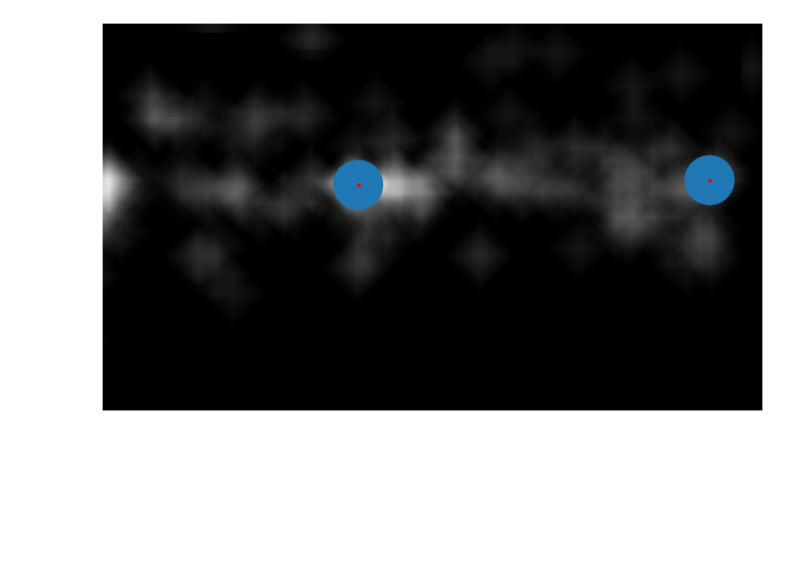
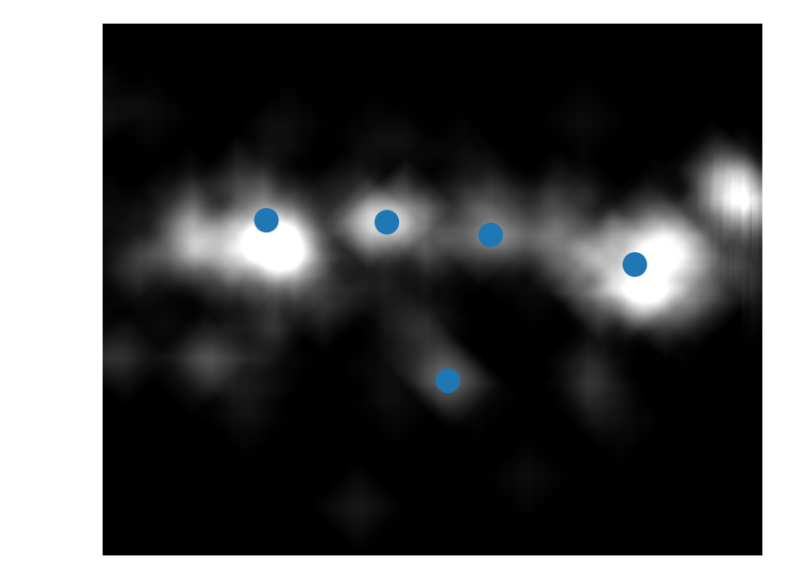
Before and after one commit to Ptrskay3/place_me, a Jupyter notebook: test.ipynb, the cells around one changed output. Cells and saved outputs as stored; diff of their text form; code cells hidden in the pictures; blank space fills up the shorter version.

```diff
--- a/test.ipynb
+++ b/test.ipynb
@@ -10,8 +10,8 @@ from place_me import run, run_v2
 # %%
-data = np.loadtxt('data/heatmap.txt')
+data = np.loadtxt('data/heatmap2.txt')
 data[data > 2000] = 2000
 data = data / data.max()
-data = data[:, 2000:]
+data = data[:, 2500:3840]
 # data = cv2.equalizeHist(data)
 plt.imshow(data);
 # %% [output]
@@ -19,21 +19,21 @@ plt.imshow(data);
 # %%
 image_max = ndi.maximum_filter(data, size=20, mode='constant')
 
-coordinates = peak_local_max(data, min_distance=140, num_peaks=2)
+coordinates = peak_local_max(data, min_distance=140, num_peaks=6)
 
 fig, ax = plt.subplots(figsize=(10, 9))
 
 ax.imshow(data, cmap=plt.cm.gray)
 ax.autoscale(False)
-ax.plot(coordinates[:, 1], coordinates[:, 0], 'r.')
+# ax.plot(coordinates[:, 1], coordinates[:, 0], 'k.')
 ax.axis('off')
 
 for y, x in coordinates:
-    circ = Circle((x, y), 70)
+    circ = Circle((x, y), 25)
     ax.add_patch(circ)
 
 fig.tight_layout()
 
 plt.show()
 # %% [output]
-[figure, old version]
+[figure, new version]
```
Also changed, not shown: parts of 5 cells of this notebook, 4 other files.
